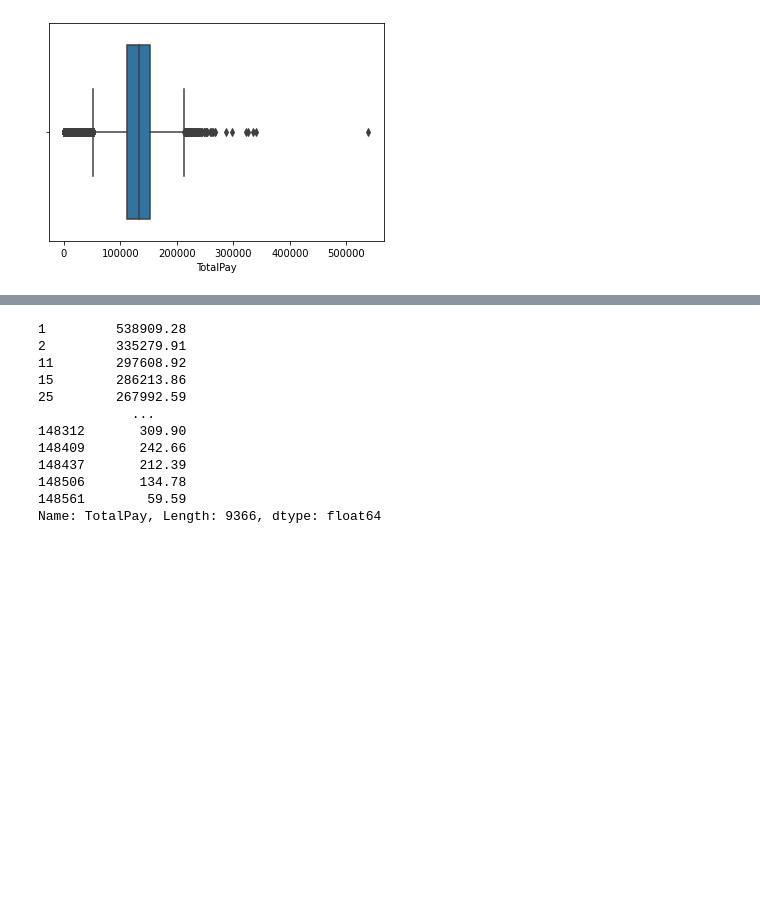
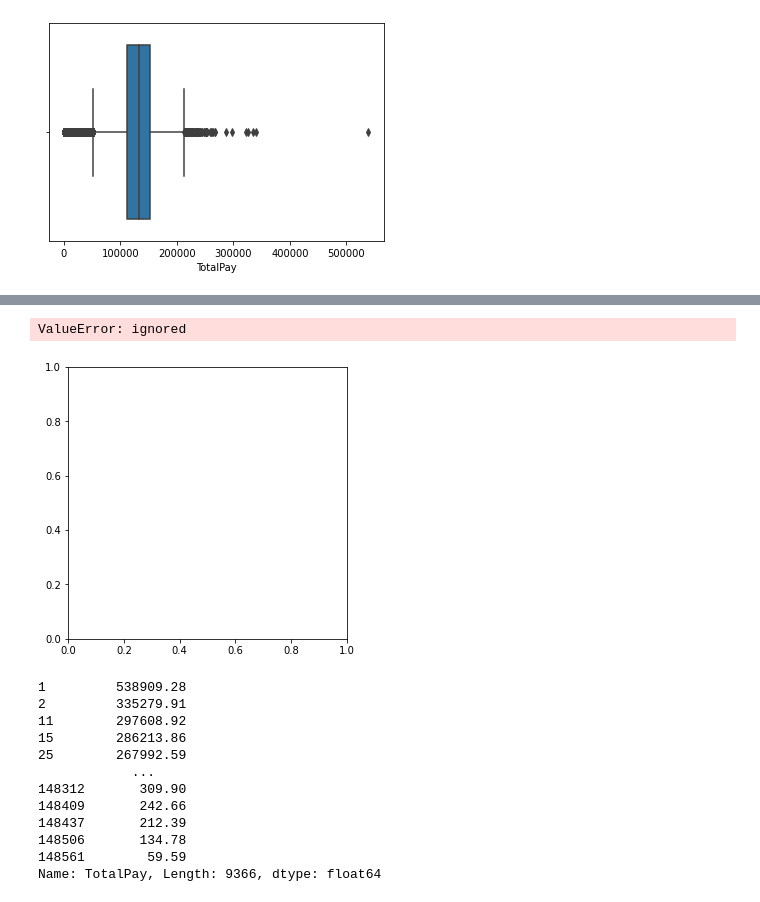
Before and after one commit to savitskaya-om/python, a Jupyter notebook: project/PROJECT.ipynb, the cells around one changed output, grey strips where cells are left out. Drawn from its saved outputs; the diff is of its cells as text; code cells hidden in the pictures; blank space fills up the shorter version.

```diff
--- a/project/PROJECT.ipynb
+++ b/project/PROJECT.ipynb
@@ -256,3 +266,10 @@ plt.show()
+# %%
+#heatmap for dataset
+f,ax = plt.subplots(figsize=(5, 5))
+sns.heatmap(sal[["Profession", "TotalPay"]], annot=True, linewidths=.5, fmt= 'd',ax=ax)
+# %% [output]
+ValueError: ignored
+[figure, added]
 # %%
 sal.loc[sal.Profession == "police", 'TotalPay']
 # %% [output]
```
Also changed, not shown: parts of 1 cell of this notebook.
